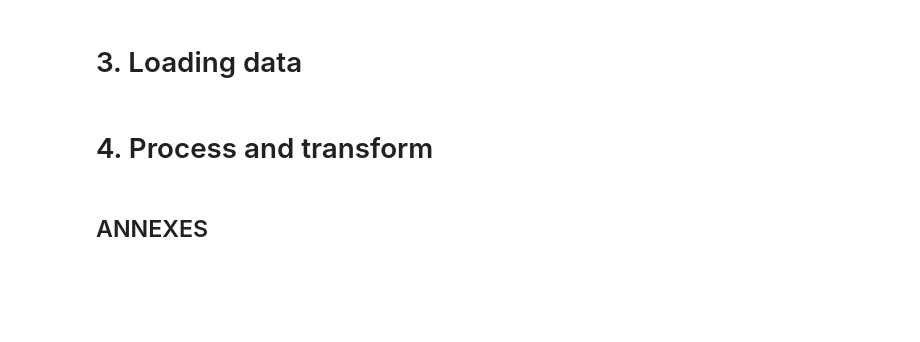
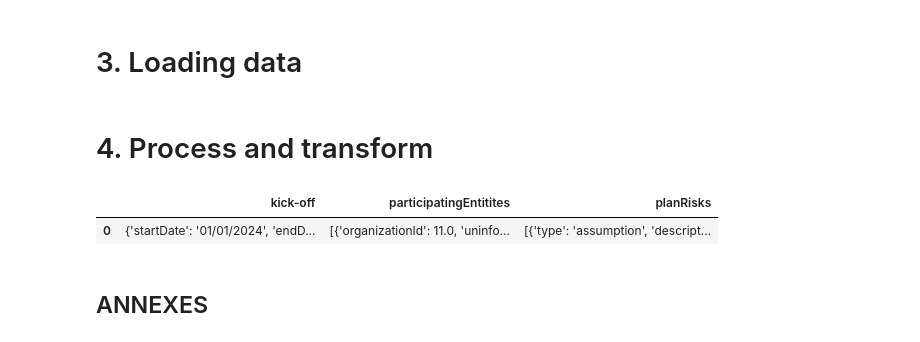
Before and after one commit to martin-tav/united_nations-BOS, a Jupyter notebook: BOS_json.ipynb, the cells around one changed output. Saved outputs shown, nothing was run; the diff lists cells and outputs as text; code cells hidden in the pictures; blank space fills up the shorter version.

```diff
--- a/BOS_json.ipynb
+++ b/BOS_json.ipynb
@@ -19,16 +19,16 @@ folder_in = os.path.join(folder, "in")
 folder_out = os.path.join(folder, "out")
 
 # kick_in = 'bos_migration_in.csv'
-kick_in = 'kickoff.csv'
+kick_in = 'kickoff2_AFG.csv'
 kick_out = 'kickoff.json'
 #part_in = 'participatingEntitis_dummy_data.csv'
 # part_in = 'kick-off_participating_agencies_AFG.csv'
-part_in = 'participatingEntities.csv'
+part_in = 'participatingEntities2_AFG.csv'
 part_out = 'participatingEntities.json'
 # part_out = 'participatingEntities_dummy_data.json'
 #risk_in = 'planRisks_dummy_data.csv'
-risk_in = 'planRisks.csv'
-risk_out = 'planRisks.json'
+risk_in = 'planrisks2_AFG.csv'
+risk_out = 'planrisks.json'
 
 main_out = 'out.json'
 main_csv = 'out.csv'
@@ -38,44 +38,44 @@ https://raw.githubusercontent.com/martin-tav/united_nations-BOS/master/data/in
 # %% [markdown]
 # 3. Loading data
 # %%
-df_kick = pd.read_csv(os.path.join(folder_in, kick_in), sep=',')
-df_part = pd.read_csv(os.path.join(folder_in, part_in), sep=',')
-df_risk = pd.read_csv(os.path.join(folder_in, risk_in), sep=',')
+df_kick = pd.read_csv(os.path.join(folder_in, kick_in), sep=';')
+df_part = pd.read_csv(os.path.join(folder_in, part_in), sep=';')
+df_risk = pd.read_csv(os.path.join(folder_in, risk_in), sep=';')
 # %% [markdown]
 # 4. Process and transform
 # %%
 from json import loads, dumps
 import json
 
 nb=1
-kick_cols= ['startDate', 'endDate','description']
+kick_cols= ['startDate', 'endDate','description','KICKOFF_TRACKERID']
 df_kick = df_kick[kick_cols].head(nb)
 
 
 kick_str = df_kick.to_json(orient="records")
 kick_dict = loads(kick_str)[0]
 
-part_cols = ['UNIQUEID', 'AGENCY_NAME', 'participating']
+part_cols = ['organizationId', 'uninfo.organization.abbreviation', 'participating']
 df_part = df_part[part_cols]
-part_cols_rename = {'AGENCY_NAME':'organizationName','UNIQUEID':'organizationId'}
-df_part = df_part.rename(columns=part_cols_rename)
 part_str = df_part.to_json(orient="records")
 part_dict = loads(part_str)
 
-risk_cols = ['RISK_DESCRIPTION', 'LIKEHOOD', 'IMPACT', 'RISK_TREATMENT', 'MITIGATION_MEASURES']
+
+risk_cols = ['type','description', 'comment', 'likelihood', 'impact', 'risktreatment', 'mitigationMeasure']
 df_risk = df_risk[risk_cols]
-risk_cols_rename = {'RISK_DESCRIPTION':'description','LIKEHOOD':'likelihood','RISK_TREATMENT':'riskTreatment',
-                    'MITIGATION_MEASURES':'mitigationMeasure','IMPACT':'impact'}
-df_risk = df_risk.rename(columns=risk_cols_rename)
 
 risk_str = df_risk.to_json(orient="records")
 risk_dict = loads(risk_str)
 
 df_main_out = pd.DataFrame()
 df_main_out = df_main_out.append({'kick-off':kick_dict,'participatingEntitites':part_dict,'planRisks':risk_dict
                                  }, ignore_index=True)
 
 df_main_out.to_json(os.path.join(folder_out, main_out), orient='records')
+df_main_out
+# %% [output]
+|  | kick-off | participatingEntitites | planRisks |
+| 0 | {'startDate': '01/01/2024', 'endD... | [{'organizationId': 11.0, 'uninfo... | [{'type': 'assumption', 'descript... |
 # %% [markdown]
 ## ANNEXES
 # %%
```
